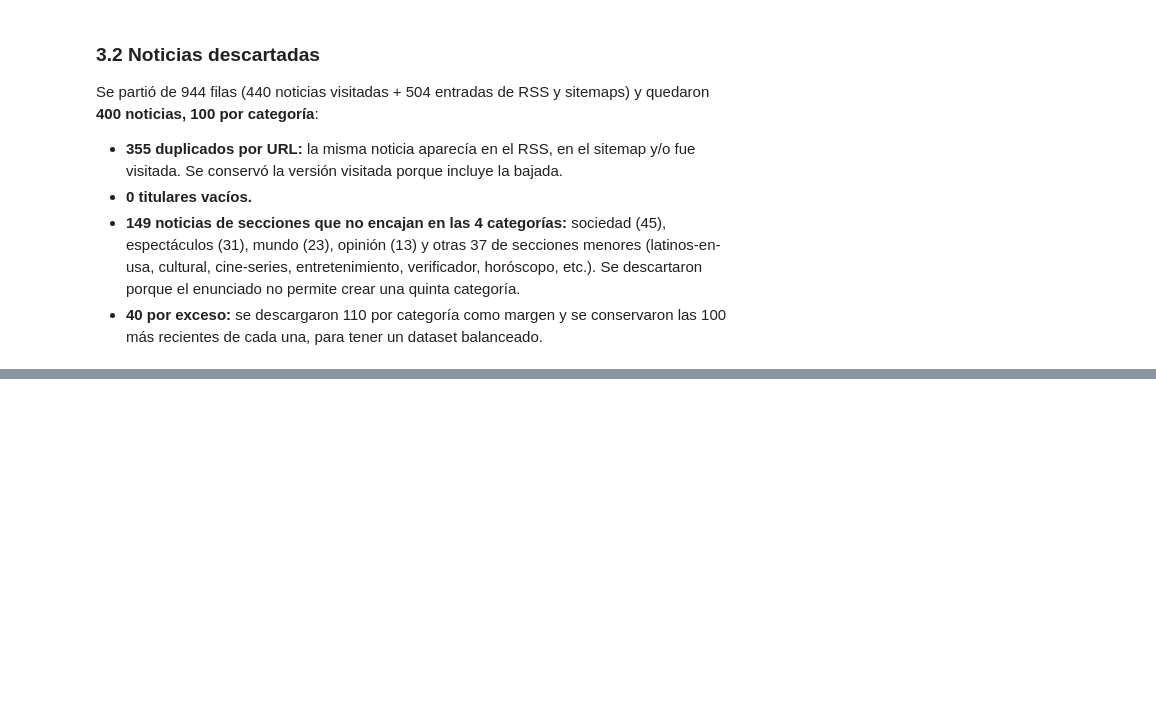
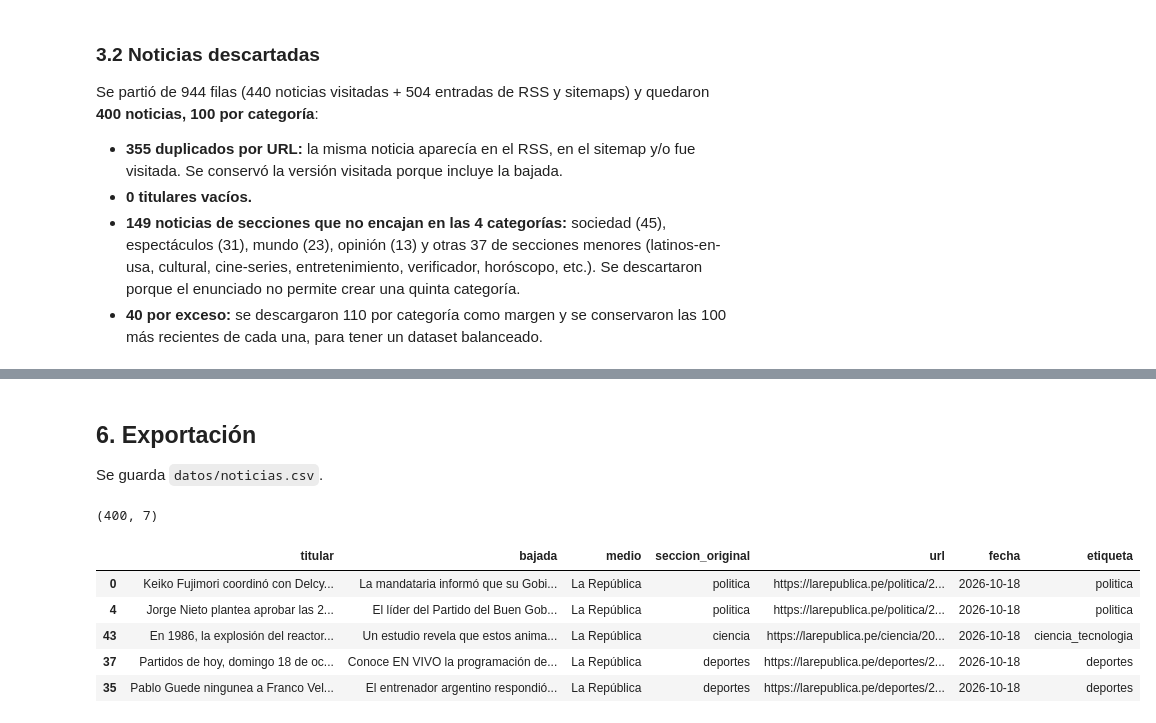
Before and after one commit to jyauric/python-intermedio-tareas, a Jupyter notebook: tarea_1/01_recoleccion.ipynb, the cells around one changed output, grey strips where cells are left out. Saved outputs shown, nothing was run; the diff lists cells and outputs as text; code cells hidden in the pictures; blank space fills up the shorter version.

```diff
--- a/tarea_1/01_recoleccion.ipynb
+++ b/tarea_1/01_recoleccion.ipynb
@@ -297,0 +356,16 @@ Se partió de 944 filas (440 noticias visitadas + 504 entradas de RSS y sitemaps
+# %% [markdown]
+## 6. Exportación
+Se guarda `datos/noticias.csv`.
+# %%
+COLUMNAS = ["titular", "bajada", "medio", "seccion_original", "url", "fecha", "etiqueta"]
+df[COLUMNAS].to_csv("datos/noticias.csv", index=False, encoding="utf-8")
+print(df[COLUMNAS].shape)
+df[COLUMNAS].head()
+# %% [output]
+(400, 7)
+|  | titular | bajada | medio | seccion_original | url | fecha | etiqueta |
+| 0 | Keiko Fujimori coordinó con Delcy... | La mandataria informó que su Gobi... | La República | politica | https://larepublica.pe/politica/2... | 2026-10-18 | politica |
+| 4 | Jorge Nieto plantea aprobar las 2... | El líder del Partido del Buen Gob... | La República | politica | https://larepublica.pe/politica/2... | 2026-10-18 | politica |
+| 43 | En 1986, la explosión del reactor... | Un estudio revela que estos anima... | La República | ciencia | https://larepublica.pe/ciencia/20... | 2026-10-18 | ciencia_tecnologia |
+| 37 | Partidos de hoy, domingo 18 de oc... | Conoce EN VIVO la programación de... | La República | deportes | https://larepublica.pe/deportes/2... | 2026-10-18 | deportes |
+| 35 | Pablo Guede ningunea a Franco Vel... | El entrenador argentino respondió... | La República | deportes | https://larepublica.pe/deportes/2... | 2026-10-18 | deportes |
```
Also changed, not shown: parts of 11 cells of this notebook, 1 other file.
